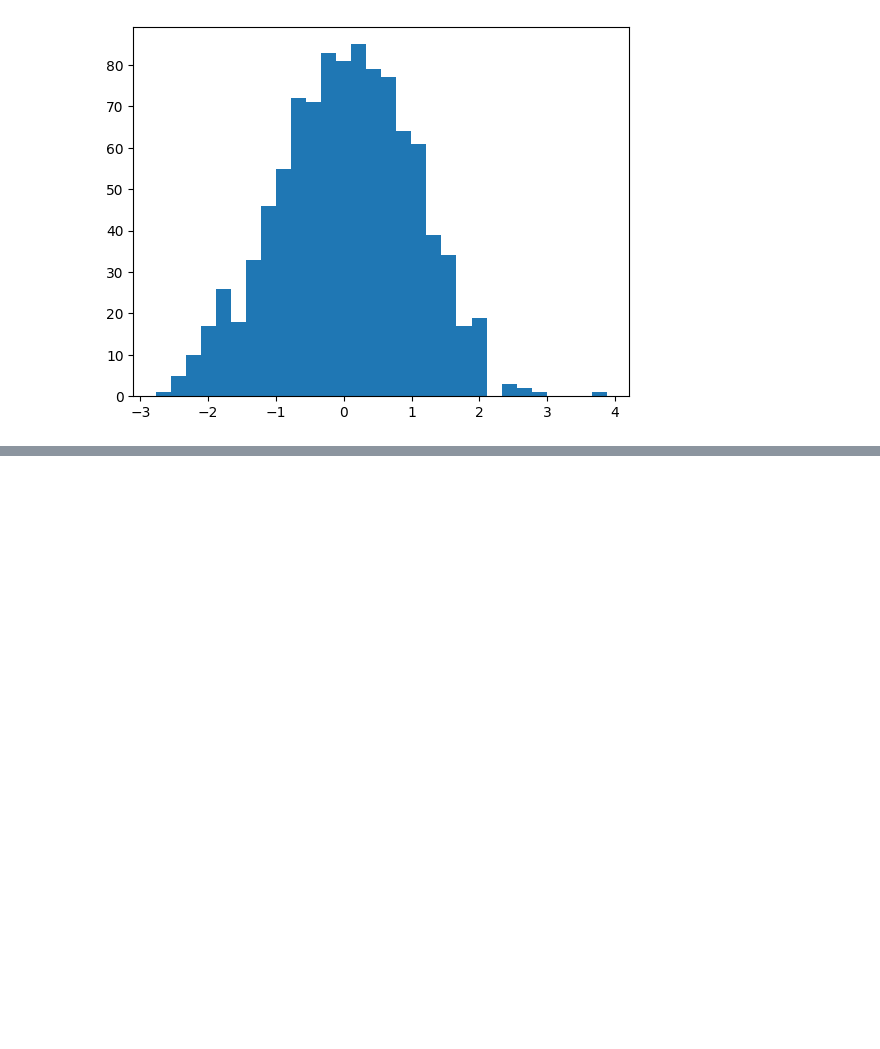
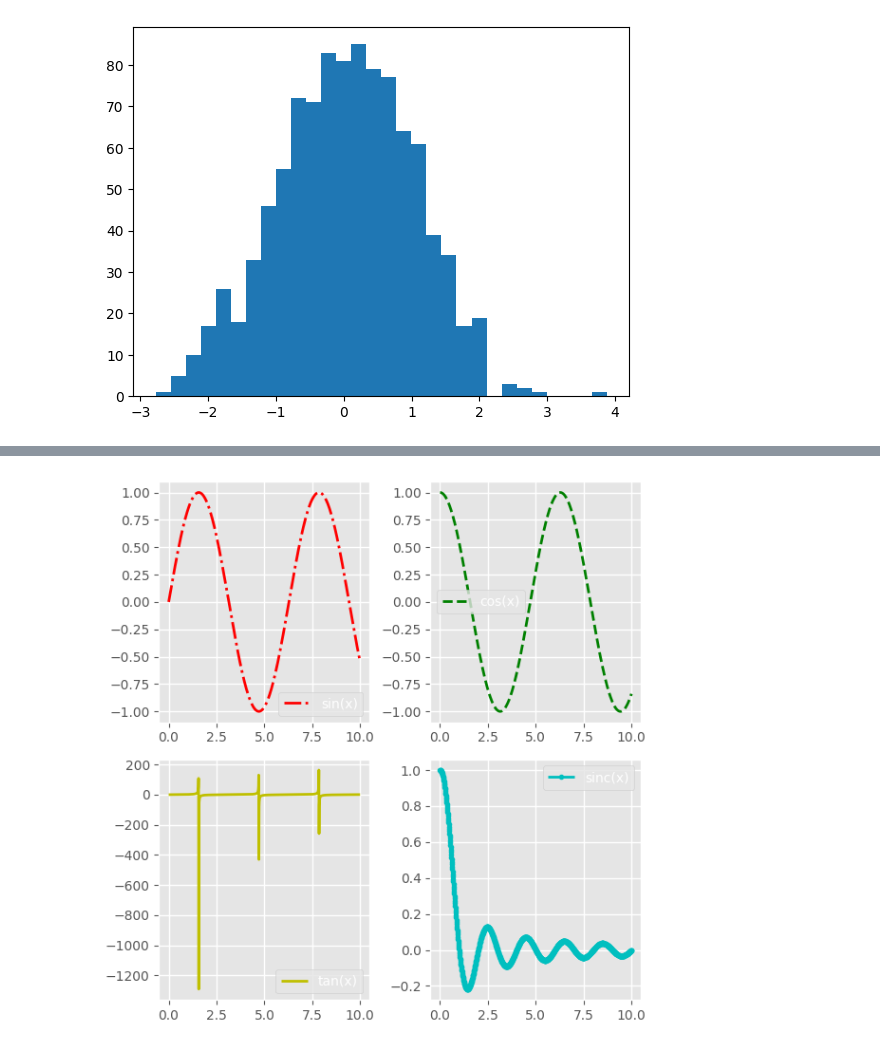
Before and after one commit to ngzhiwei517/NLP, a Jupyter notebook: Matplotlib.ipynb, the cells around one changed output, grey strips where cells are left out. Saved outputs shown, nothing was run; the diff lists cells and outputs as text; code cells hidden in the pictures; blank space fills up the shorter version.

```diff
--- a/Matplotlib.ipynb
+++ b/Matplotlib.ipynb
@@ -356,0 +468,30 @@ plt.show()
+# %%
+import matplotlib.pyplot as plt
+import numpy as np
+
+# Creating subplots
+fig, ax = plt.subplots(2, 2)
+
+# Generating data
+x = np.linspace(0, 10, 1000)
+#np.linspace(0, 10, 1000) generates 1000 equally spaced points between 0 and 10.
+
+#np.linspace(0, 10, 5)
+#array([ 0. ,  2.5,  5. ,  7.5, 10. ])
+
+# Plot functions with different styles
+ax[0, 0].plot(x, np.sin(x), 'r-.', label='sin(x)')
+
+
+ax[0, 1].plot(x, np.cos(x), 'g--', label='cos(x)')
+ax[1, 0].plot(x, np.tan(x), 'y-', label='tan(x)')
+ax[1, 1].plot(x, np.sinc(x), 'c.-', label='sinc(x)')
+
+# Adding legends and showing the figure
+for axes in ax.flat:
+    axes.legend()
+
+plt.tight_layout()
+plt.show()
+# %% [output]
+[figure, added]
```
Also changed, not shown: parts of 15 cells of this notebook.
